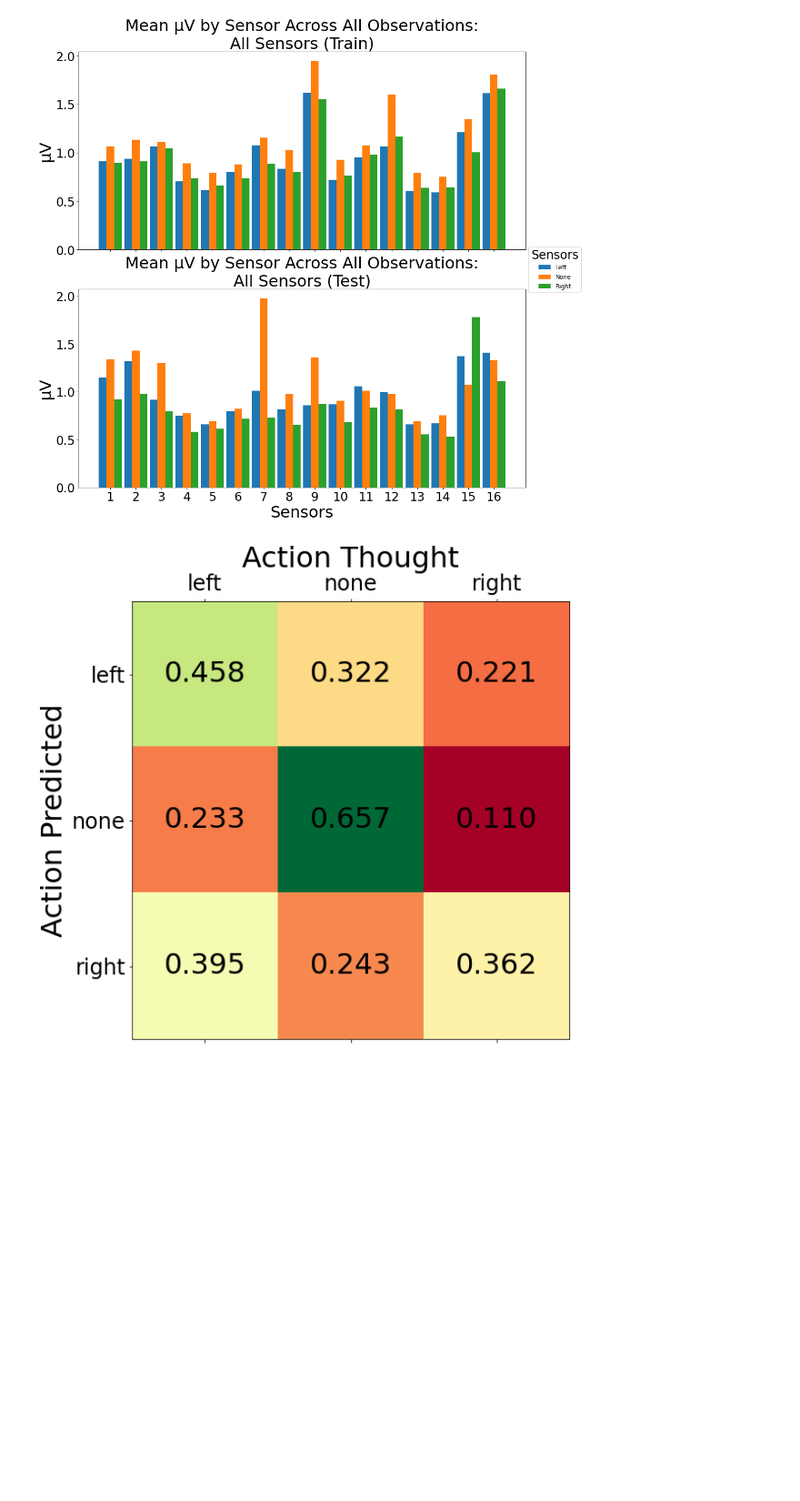
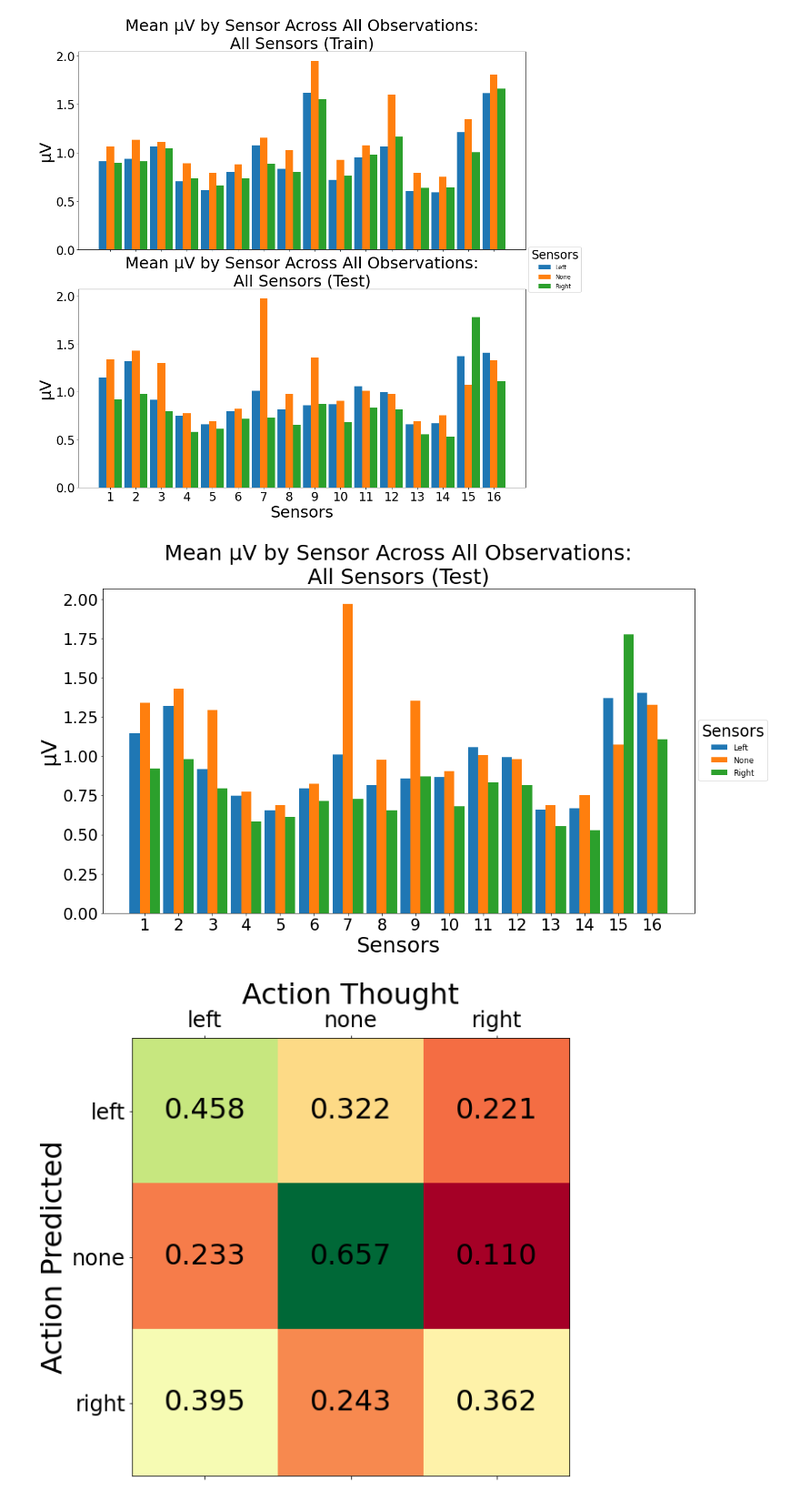
Before and after one commit to josiah-d/Predict-Directional-Thought, a Jupyter notebook: notebooks/eda.ipynb, the cells around one changed output. Shown: that part at 91% size. Saved outputs shown, nothing was run; the diff lists cells and outputs as text; code cells hidden in the pictures; blank space fills up the shorter version.

Commit message:
update eda plots

```diff
--- a/notebooks/eda.ipynb
+++ b/notebooks/eda.ipynb
@@ -158,6 +158,27 @@ fig.legend(title='Sensors')
 plt.savefig('../img/mean_µv_by_sensor_all_observations_&_sensors.png')
 # %% [output]
 [figure]
+# %%
+# plot mean microvolts by thought across all observations & sensors
+fig, ax = plt.subplots(figsize=(16, 9), sharex=True)
+
+bar_width = 0.3
+
+ax.bar(x-bar_width, left_test.mean(axis=0), color=colors[0], label='Left', width=bar_width)
+ax.bar(x, none_test.mean(axis=0), color=colors[1], label='None', width=bar_width)
+ax.bar(x+bar_width, right_test.mean(axis=0), color=colors[2], label='Right', width=bar_width)
+
+ax.set_xticks(range(0, 16))
+ax.set_xticklabels(range(1, 17))
+
+ax.set_xlabel('Sensors')
+ax.set_ylabel('µV')
+ax.set_title('Mean µV by Sensor Across All Observations:\nAll Sensors (Test)')
+
+fig.legend(title='Sensors')
+plt.savefig('../img/mean_µv_by_sensor_all_observations_&_sensors.png')
+# %% [output]
+[figure, added]
 # %%
 # load fft data
 X_train, X_test, y_train, y_test = master_load()
```
Also changed, not shown: 1 other file.
